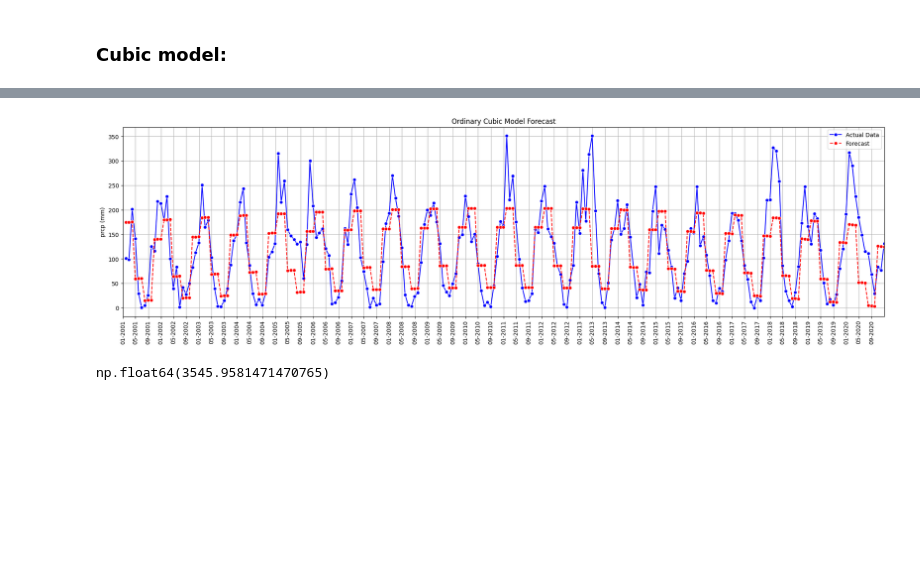
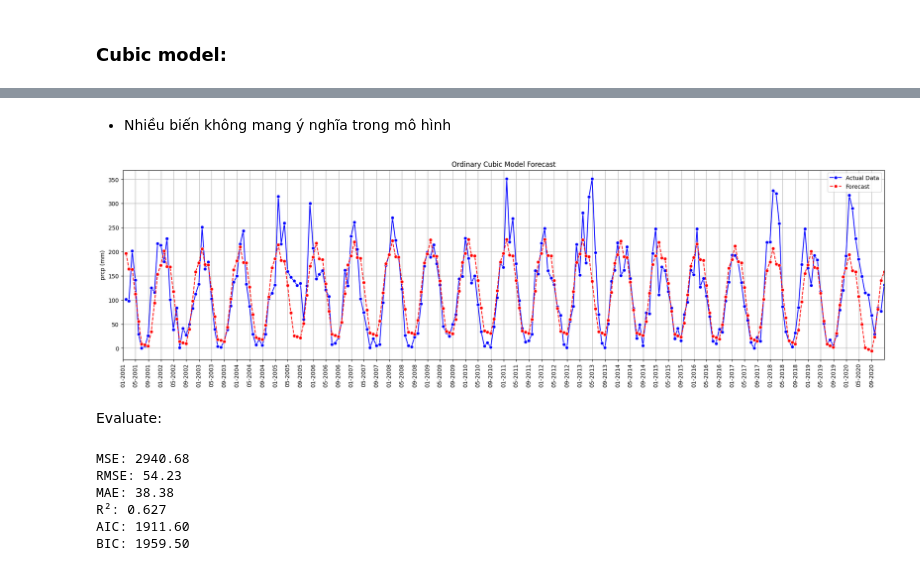
Before and after one commit to Kizza2014/time_series_climate_weather_surface_of_Brazil, a Jupyter notebook: models/ordinary_regression_model.ipynb, the cells around one changed output, grey strips where cells are left out. Cells and saved outputs as stored; diff of their text form; code cells hidden in the pictures; blank space fills up the shorter version.

Commit message:
monthly seasonality, quaterly seasonality

```diff
--- a/models/ordinary_regression_model.ipynb
+++ b/models/ordinary_regression_model.ipynb
@@ -124,0 +291,14 @@ output3 = lm3.predict(seasonal_data[['index', 'index2', 'index3','s1', 's2', 's3
+# %%
+dummy_months = [np.zeros(len(data)) for i in range(12)]
+
+for i in range(12):
+    dummy_months[i][(data['month'].dt.month == i+1)] = 1
+
+monthly_data = data.copy()
+for i in range(12):
+    monthly_data[f'm{i+1}'] = dummy_months[i]
+monthly_data['index2'] = monthly_data['index']**2
+monthly_data['index3'] = monthly_data['index']**3
+monthly_data.index = pd.date_range(start='2001-01-01', end='2020-12-31', freq='ME')
+
+monthly_data.head()
@@ -124,0 +312,3 @@ output3 = lm3.predict(seasonal_data[['index', 'index2', 'index3','s1', 's2', 's3
+# %%
+monthly_train = monthly_data[monthly_data['month'].dt.year <= 2015]
+monthly_test = monthly_data[monthly_data['month'].dt.year > 2015]
@@ -124,0 +486,4 @@ output3 = lm3.predict(seasonal_data[['index', 'index2', 'index3','s1', 's2', 's3
+# %%
+features = ['index', 'index2', 'index3', 'm1', 'm2', 'm3', 'm4', 'm5', 'm6', 'm7', 'm8', 'm9', 'm10', 'm11', 'm12']
+linear3 = OLS(monthly_train['prcp'], monthly_train[features]).fit()
+linear3.summary()
@@ -125,22 +525,46 @@ output3 = lm3.predict(seasonal_data[['index', 'index2', 'index3','s1', 's2', 's3
+# %% [markdown]
+- Nhiều biến không mang ý nghĩa trong mô hình
 # %%
+output3 = linear3.predict(monthly_data[features])
 output3_copy = pd.Series(output3, index=pd.date_range(start='2001-01-01', end='2020-12-31', freq='ME'))
 
 plt.figure(figsize=(24, 6))
-sns.lineplot(seasonal_data["prcp"], label="Actual Data", color="blue", marker="o")
+sns.lineplot(monthly_data["prcp"], label="Actual Data", color="blue", marker="o")
 sns.lineplot(output3_copy, label="Forecast", color="red", linestyle="dashed", marker='o')
 plt.xlim(pd.to_datetime("2001-01-01"), pd.to_datetime("2020-12-31"))
 plt.gca().xaxis.set_major_locator(mdates.MonthLocator(interval=4))
 plt.gca().xaxis.set_major_formatter(mdates.DateFormatter('%m-%Y'))
 plt.xticks(rotation=90)
 plt.grid(True)
 plt.ylabel("prcp (mm)")
 plt.title("Ordinary Cubic Model Forecast")
 plt.legend()
-# plt.savefig('../forecast/ordinary_cubic_model.png')
+# plt.savefig('../forecast/monthly_ordinary_cubic_model.png')
 plt.show()
 # %% [output]
-[figure, old version]
+[figure, new version]
-# %%
-np.mean((output3[-60:] - seasonal_test["prcp"])**2)
-# %% [output]
-np.float64(3545.9581471470765)
+# %% [markdown]
+Evaluate:
+# %%
+from sklearn.metrics import mean_squared_error, mean_absolute_error, r2_score
+
+mse = mean_squared_error(monthly_test['prcp'], output3[-60:])
+rmse = mse ** 0.5
+mae = mean_absolute_error(monthly_test['prcp'], output3[-60:])
+r2 = r2_score(monthly_test['prcp'], output3[-60:])
+aic = linear3.aic
+bic = linear3.bic
+
+print(f"MSE: {mse:.2f}")
+print(f"RMSE: {rmse:.2f}")
+print(f"MAE: {mae:.2f}")
+print(f"R²: {r2:.3f}")
+print(f"AIC: {aic:.2f}")
+print(f"BIC: {bic:.2f}")
+# %% [output]
+MSE: 2940.68
+RMSE: 54.23
+MAE: 38.38
+R²: 0.627
+AIC: 1911.60
+BIC: 1959.50
```
Also changed, not shown: parts of 41 cells of this notebook, 5 other files.
